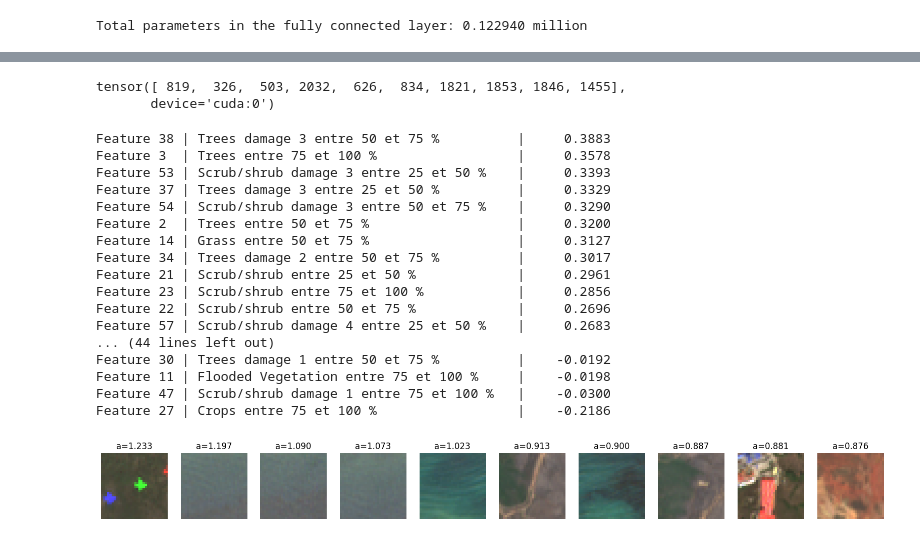
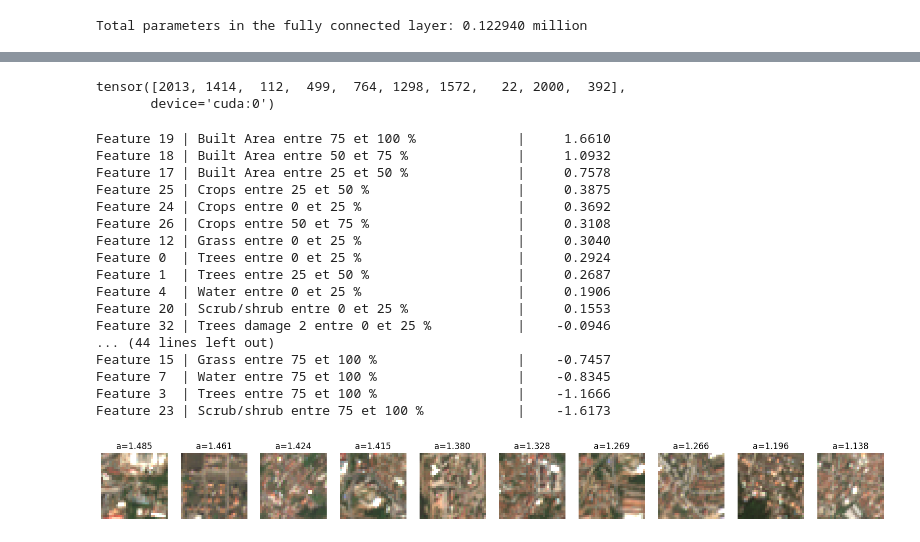
Before and after one commit to Carlosss543/stage_incendies, a Jupyter notebook: interpretability.ipynb, the cells around one changed output, grey strips where cells are left out. Cells and saved outputs as stored; diff of their text form; code cells hidden in the pictures.

```diff
--- a/interpretability.ipynb
+++ b/interpretability.ipynb
@@ -151,7 +151,7 @@ class LinearSAE(nn.Module):
 sae = LinearSAE(d_in=512, k=2048, λ=1e-3).to(device)
 
 # load weights
-checkpoint = torch.load(f"weights/sae_{crop_size}x{crop_size}_checkpoint.pth", map_location="cpu")
+checkpoint = torch.load(f"weights/sae_{crop_size}x{crop_size}_checkpoint2.pth", map_location="cpu")
 sae.load_state_dict(checkpoint["model_state_dict"])
 
 sae.eval()
@@ -166,7 +166,7 @@ fully_connected = nn.Sequential(
     nn.Sigmoid()
 ).to(device)
 
-checkpoint = torch.load(f"weights/fully_connected_{crop_size}x{crop_size}_checkpoint.pth", map_location="cpu")
+checkpoint = torch.load(f"weights/fully_connected_{crop_size}x{crop_size}_checkpoint2.pth", map_location="cpu")
 fully_connected.load_state_dict(checkpoint["model_state_dict"])
 
 fully_connected.eval()
@@ -483,28 +469,28 @@ def k_neurones_qui_contribuent_le_plus(k=10):
 indices = k_neurones_qui_contribuent_le_plus()
 print(indices)
 # %% [output]
-tensor([ 819,  326,  503, 2032,  626,  834, 1821, 1853, 1846, 1455],
+tensor([2013, 1414,  112,  499,  764, 1298, 1572,   22, 2000,  392],
        device='cuda:0')
 # %%
-neuron_idx = 2032
+neuron_idx = 764
 contributions_neurone(neuron_idx)
 images_trigger_neurone(neuron_idx)
 # %% [output]
-Feature 38 | Trees damage 3 entre 50 et 75 %          |     0.3883
-Feature 3  | Trees entre 75 et 100 %                  |     0.3578
-Feature 53 | Scrub/shrub damage 3 entre 25 et 50 %    |     0.3393
-Feature 37 | Trees damage 3 entre 25 et 50 %          |     0.3329
-Feature 54 | Scrub/shrub damage 3 entre 50 et 75 %    |     0.3290
-Feature 2  | Trees entre 50 et 75 %                   |     0.3200
-Feature 14 | Grass entre 50 et 75 %                   |     0.3127
-Feature 34 | Trees damage 2 entre 50 et 75 %          |     0.3017
-Feature 21 | Scrub/shrub entre 25 et 50 %             |     0.2961
-Feature 23 | Scrub/shrub entre 75 et 100 %            |     0.2856
-Feature 22 | Scrub/shrub entre 50 et 75 %             |     0.2696
-Feature 57 | Scrub/shrub damage 4 entre 25 et 50 %    |     0.2683
+Feature 19 | Built Area entre 75 et 100 %             |     1.6610
+Feature 18 | Built Area entre 50 et 75 %              |     1.0932
+Feature 17 | Built Area entre 25 et 50 %              |     0.7578
+Feature 25 | Crops entre 25 et 50 %                   |     0.3875
+Feature 24 | Crops entre 0 et 25 %                    |     0.3692
+Feature 26 | Crops entre 50 et 75 %                   |     0.3108
+Feature 12 | Grass entre 0 et 25 %                    |     0.3040
+Feature 0  | Trees entre 0 et 25 %                    |     0.2924
+Feature 1  | Trees entre 25 et 50 %                   |     0.2687
+Feature 4  | Water entre 0 et 25 %                    |     0.1906
+Feature 20 | Scrub/shrub entre 0 et 25 %              |     0.1553
+Feature 32 | Trees damage 2 entre 0 et 25 %           |    -0.0946
 ... (44 lines left out)
-Feature 30 | Trees damage 1 entre 50 et 75 %          |    -0.0192
-Feature 11 | Flooded Vegetation entre 75 et 100 %     |    -0.0198
-Feature 47 | Scrub/shrub damage 1 entre 75 et 100 %   |    -0.0300
-Feature 27 | Crops entre 75 et 100 %                  |    -0.2186
+Feature 15 | Grass entre 75 et 100 %                  |    -0.7457
+Feature 7  | Water entre 75 et 100 %                  |    -0.8345
+Feature 3  | Trees entre 75 et 100 %                  |    -1.1666
+Feature 23 | Scrub/shrub entre 75 et 100 %            |    -1.6173
-[figure, old version]
+[figure, new version]
```
Also changed, not shown: parts of 7 cells of this notebook, 7 other files.
